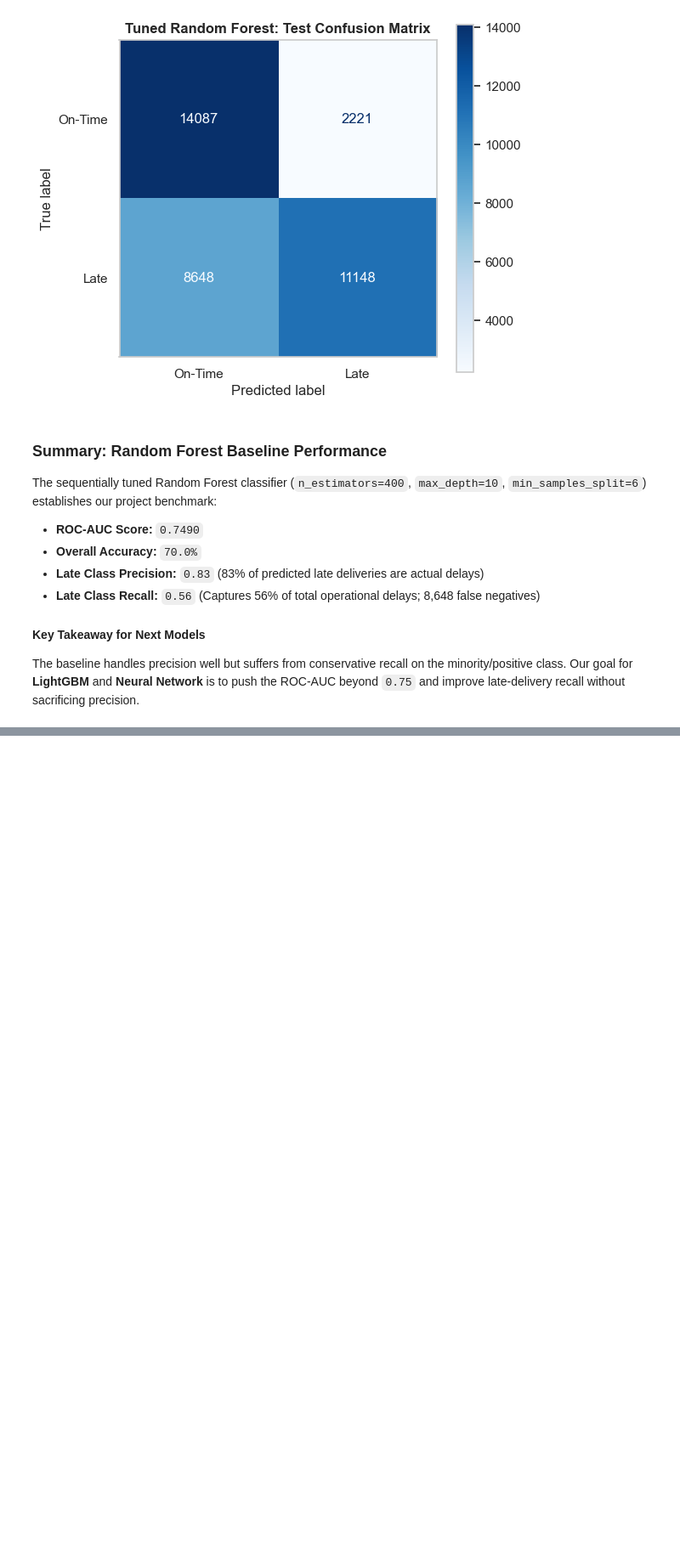
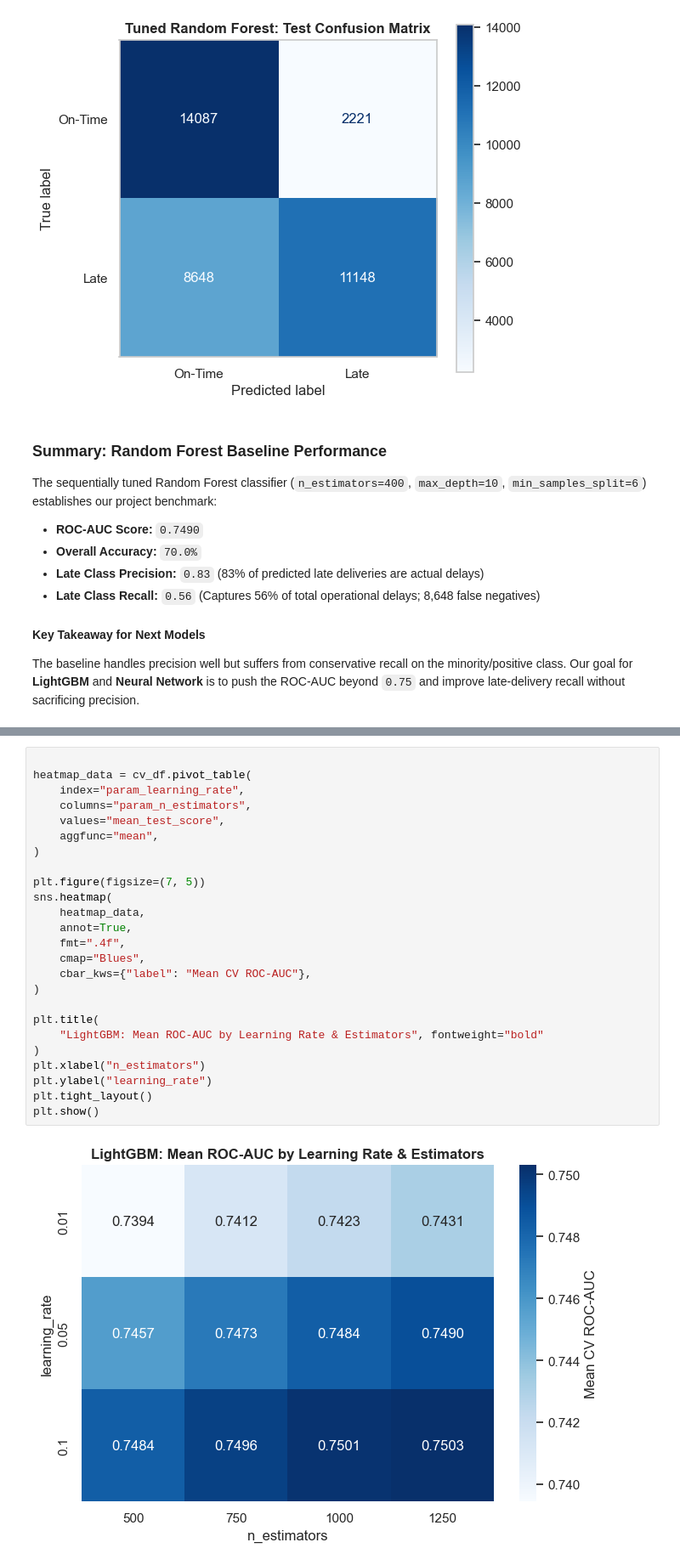
Before and after one commit to KhushalMalhotra/supply-chain-delivery-optimizer, a Jupyter notebook: python/delay_prediction.ipynb, the cells around one changed output, grey strips where cells are left out. Shown at 85% size. Cells and saved outputs as stored; diff of their text form; blank space fills up the shorter version.

```diff
--- a/python/delay_prediction.ipynb
+++ b/python/delay_prediction.ipynb
@@ -754,0 +838,27 @@ The baseline handles precision well but suffers from conservative recall on the
+# %%
+
+heatmap_data = cv_df.pivot_table(
+    index="param_learning_rate",
+    columns="param_n_estimators",
+    values="mean_test_score",
+    aggfunc="mean",
+)
+
+plt.figure(figsize=(7, 5))
+sns.heatmap(
+    heatmap_data,
+    annot=True,
+    fmt=".4f",
+    cmap="Blues",
+    cbar_kws={"label": "Mean CV ROC-AUC"},
+)
+
+plt.title(
+    "LightGBM: Mean ROC-AUC by Learning Rate & Estimators", fontweight="bold"
+)
+plt.xlabel("n_estimators")
+plt.ylabel("learning_rate")
+plt.tight_layout()
+plt.show()
+# %% [output]
+[figure, added]
```
Also changed, not shown: parts of 10 cells of this notebook, 1 other file.
